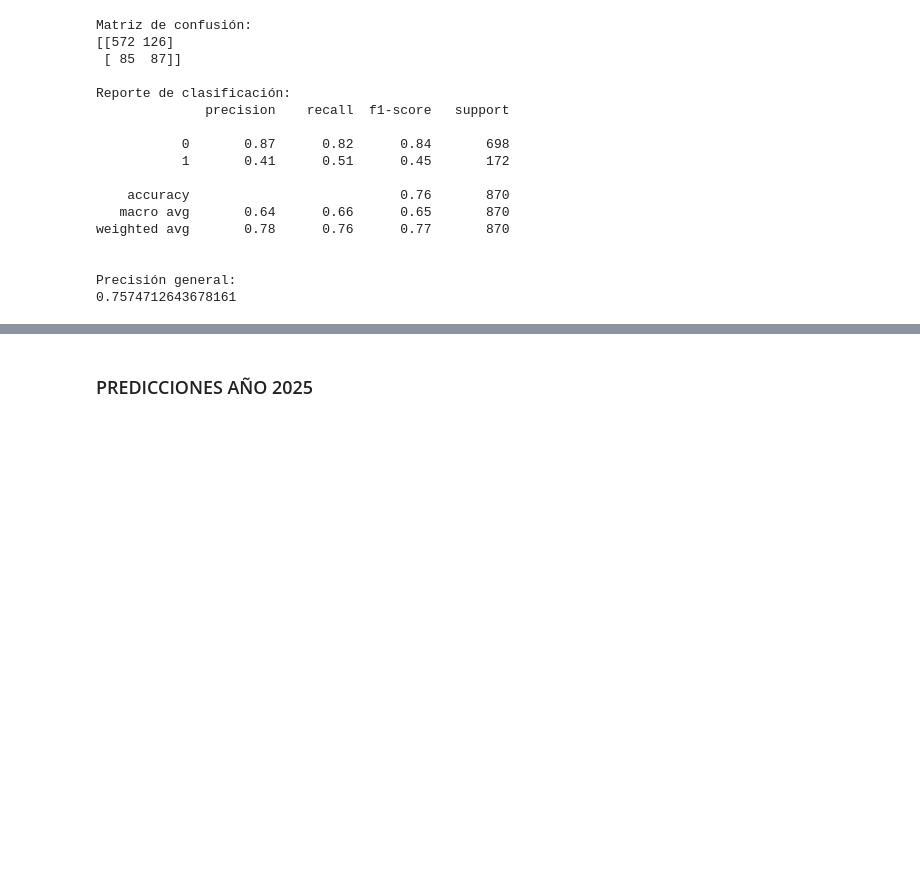
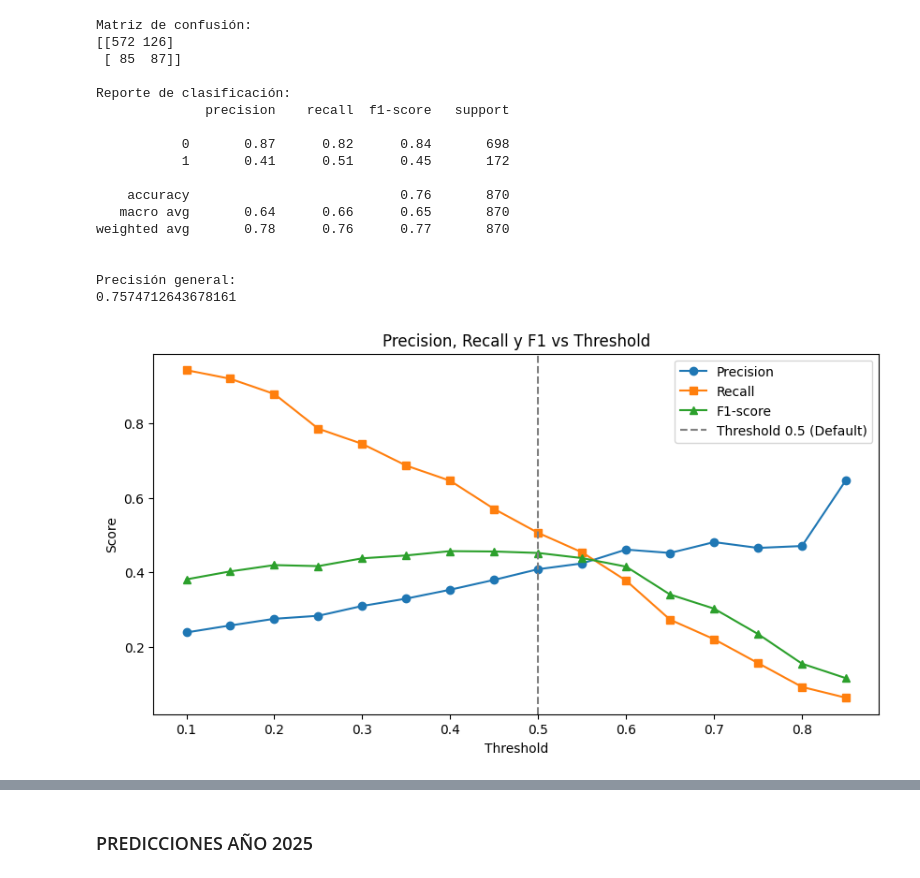
Before and after one commit to caan-am/vix_data, a Jupyter notebook: xgboost_VIX_spike_5D.ipynb, the cells around one changed output, grey strips where cells are left out. Drawn from its saved outputs; the diff is of its cells as text; code cells hidden in the pictures; blank space fills up the shorter version.

```diff
--- a/xgboost_VIX_spike_5D.ipynb
+++ b/xgboost_VIX_spike_5D.ipynb
@@ -171,3 +156,34 @@ weighted avg       0.78      0.76      0.77       870
 
 Precisión general:
 0.7574712643678161
+# %%
+# Obtener probabilidades en lugar de predicciones binarias
+y_pred_prob = random_search.best_estimator_.predict_proba(X_test)[:, 1]  # Probabilidad de ser "Yes"
+
+# Probar diferentes umbrales
+thresholds = np.arange(0.1, 0.9, 0.05)
+precision_list = []
+recall_list = []
+f1_list = []
+
+for threshold in thresholds:
+    y_pred_adj = (y_pred_prob >= threshold).astype(int)
+    report = classification_report(y_test, y_pred_adj, output_dict=True)
+
+    precision_list.append(report["1"]["precision"])
+    recall_list.append(report["1"]["recall"])
+    f1_list.append(report["1"]["f1-score"])
+
+# Graficar Precision-Recall vs. Threshold
+plt.figure(figsize=(10,5))
+plt.plot(thresholds, precision_list, label="Precision", marker='o')
+plt.plot(thresholds, recall_list, label="Recall", marker='s')
+plt.plot(thresholds, f1_list, label="F1-score", marker='^')
+plt.axvline(0.5, linestyle="--", color="gray", label="Threshold 0.5 (Default)")
+plt.xlabel("Threshold")
+plt.ylabel("Score")
+plt.legend()
+plt.title("Precision, Recall y F1 vs Threshold")
+plt.show()
+# %% [output]
+[figure, added]
```
Also changed, not shown: parts of 16 cells of this notebook.
